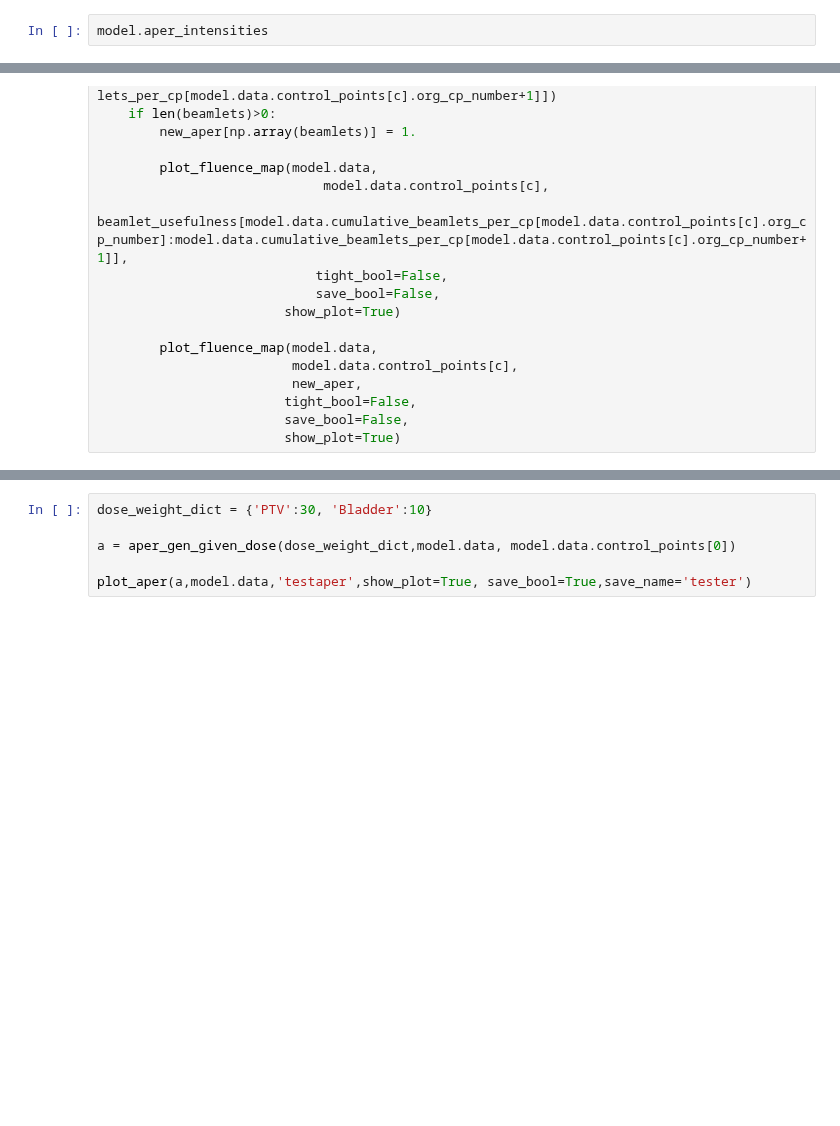
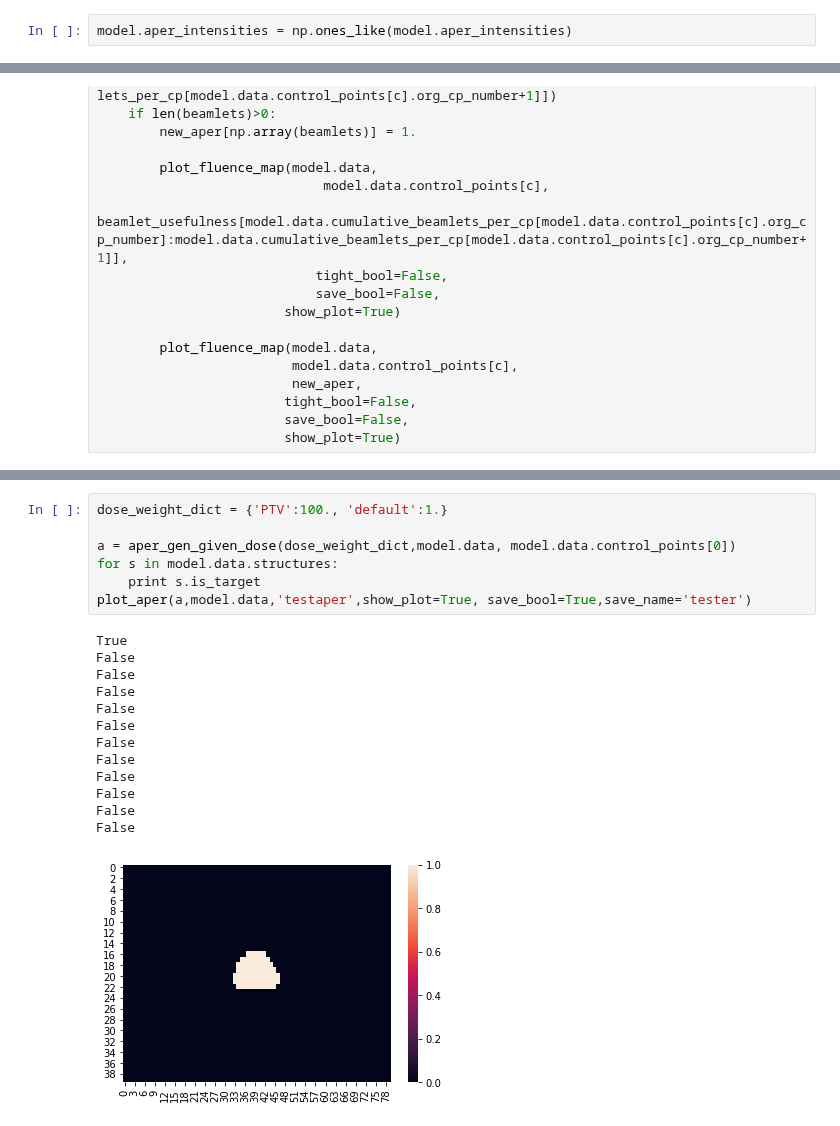
Before and after one commit to brugaltheelder/vmat_auto, a Jupyter notebook: troy_vmat_testing.ipynb, the cells around one changed output, grey strips where cells are left out. Drawn from its saved outputs; the diff is of its cells as text; blank space fills up the shorter version.

Commit message:
fixed aper gen function scaling

```diff
--- a/troy_vmat_testing.ipynb
+++ b/troy_vmat_testing.ipynb
@@ -127,2 +113,2 @@ for a in model.apertures:
 # %%
-model.aper_intensities
+model.aper_intensities = np.ones_like(model.aper_intensities)
@@ -194,6 +158,21 @@ for a in model.apertures:
 # %%
-dose_weight_dict = {'PTV':30, 'Bladder':10}
+dose_weight_dict = {'PTV':100., 'default':1.}
 
 a = aper_gen_given_dose(dose_weight_dict,model.data, model.data.control_points[0])
-
+for s in model.data.structures:
+    print s.is_target
 plot_aper(a,model.data,'testaper',show_plot=True, save_bool=True,save_name='tester')
+# %% [output]
+True
+False
+False
+False
+False
+False
+False
+False
+False
+False
+False
+False
+[figure, added]
```
Also changed, not shown: parts of 5 cells of this notebook, 2 other files.
